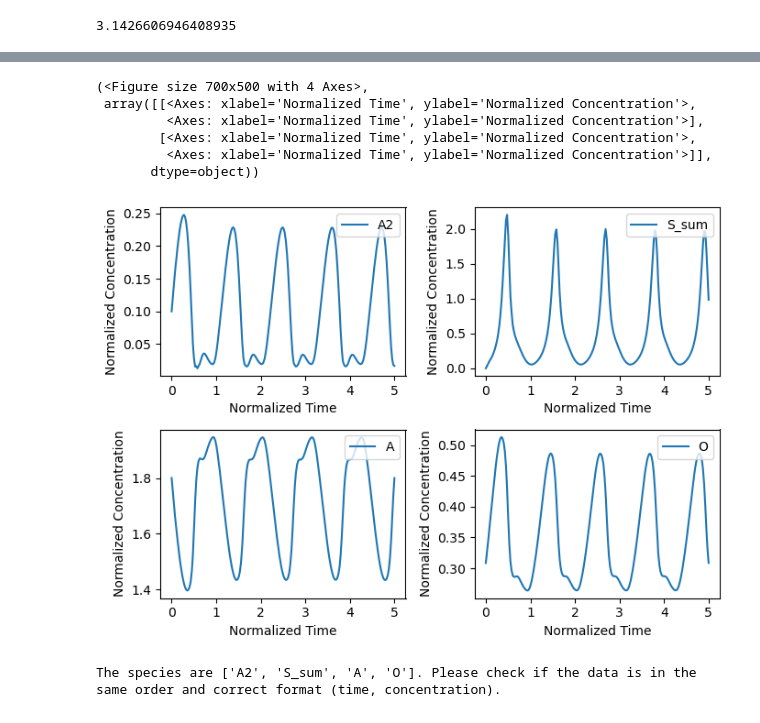
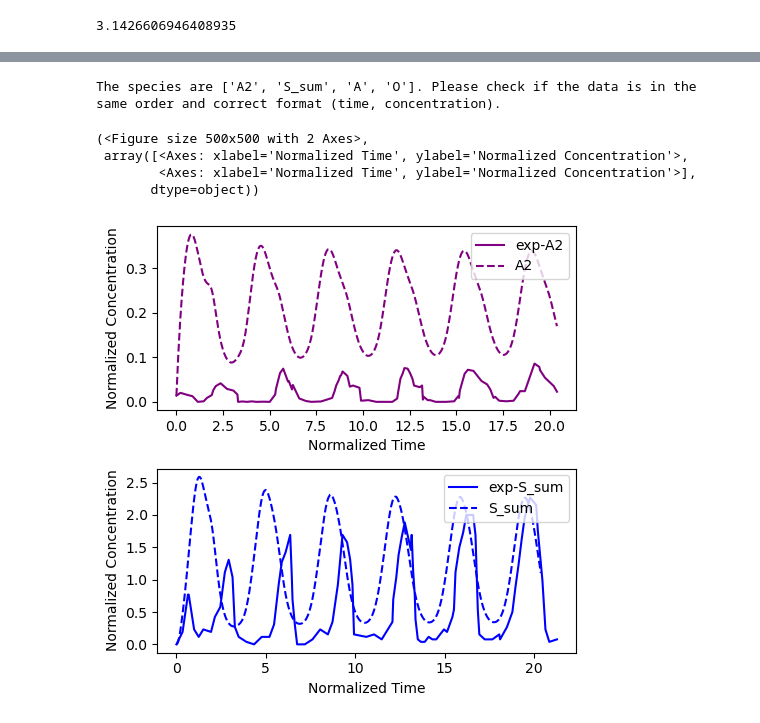
Before and after one commit to Zhiheng419/Chemical_Oscillation_Model, a Jupyter notebook: delayed_model.ipynb, the cells around one changed output, grey strips where cells are left out. Saved outputs shown, nothing was run; the diff lists cells and outputs as text; code cells hidden in the pictures.

```diff
--- a/delayed_model.ipynb
+++ b/delayed_model.ipynb
@@ -84,7 +19,7 @@ exp_data = pd.concat(df_list, axis=1)
 exp_data.columns = ['t1', 'c1', 't3b', 'c3b', 't4', 'c4']
 
 cut_off, CMC_3b = 112, 0.52
-tau = 0.24
+tau = 0.25
 C_A2tol = exp_data.loc[0, 'c1'] + exp_data.loc[0, 'c4'] / 2
 
 exp_data = exp_data.head(cut_off)
@@ -103,27 +38,3 @@ df_MHNatChem.loc[0, 't3b'] = 0
 df_MHNatChem.loc[0, 't4'] = 0
 # %% [output]
 3.1426606946408935
-# %%
-def delayed_approx_model_FTC(vars, t, td1, td2, params):
-    #td1 is shorter delay, td2 is longer delay
-    alpha, beta, theta, phi, k, lam, m = params
-    cA2, cS = vars(t)
-    cA2_td1, cS_td1 = vars(t - td1)
-    cA2_td2, cS_td2 = vars(t - td2)
-
-    cT1 = cS_td1**m
-    cT2 = cS_td2**m
-
-    dcA2dt = (2 * (1 - cA2) - lam * (cS + cS**m))**2 / ((2 * (1 - cA2) - lam * (cS + cS**m))**2 + k * cT2**2) - alpha * cA2 * cT1 - theta * cA2
-    dcSdt = alpha/lam * cA2 * cT1 - beta * cT1 * cS + theta/lam * cA2 - phi * cS
-
-    return np.array((dcA2dt, dcSdt))
-
-def calc_all_delayed_approx_model_FTC(sol, consts, *params):
-    lam, m = consts
-    cA2 = sol[:, 0]
-    cS = sol[:, 1]
-    cM = cS ** m
-    cA = 2 * (1 - cA2) - lam * (cS + cM)
-    cO = 1 / (2 * (1 - cA2) - lam * (cS + cM)) ** 2
-    return np.array([cA2, cS + cM, cA, cO])
@@ -130,20 +72,16 @@ def calc_all_delayed_approx_model_FTC(sol, consts, *params):
 # %%
-params = np.array([60, 5, 2, 11, 80])
+params = np.array([1.4, 0.62, 2, 5.1, 8])
 consts = [0.17, 2]
 init_cond = [0.1, 0]
 delayed_model = delayed_oscillation(delayed_approx_model_FTC, delay=1, params=params, consts=consts, init_cond=init_cond, calc_all=calc_all_delayed_approx_model_FTC)
-delayed_model.set_delay((0.1, 0.4))
-delayed_model.plot(t=5)
+delayed_model.set_delay((0.2, 1.45))
+delayed_model.add_exp_data(df_MHNatChem)
+delayed_model.plot(t=5, exp=True)
 # %% [output]
-(<Figure size 700x500 with 4 Axes>,
- array([[<Axes: xlabel='Normalized Time', ylabel='Normalized Concentration'>,
-         <Axes: xlabel='Normalized Time', ylabel='Normalized Concentration'>],
-        [<Axes: xlabel='Normalized Time', ylabel='Normalized Concentration'>,
-         <Axes: xlabel='Normalized Time', ylabel='Normalized Concentration'>]],
-       dtype=object))
+The species are ['A2', 'S_sum', 'A', 'O']. Please check if the data is in the same order and correct format (time, concentration).
+(<Figure size 500x500 with 2 Axes>,
+ array([<Axes: xlabel='Normalized Time', ylabel='Normalized Concentration'>,
+        <Axes: xlabel='Normalized Time', ylabel='Normalized Concentration'>],
+       dtype=object))
-[figure, old version]
+[figure, new version]
-# %%
-delayed_model.add_exp_data(df_MHNatChem)
-# %% [output]
-The species are ['A2', 'S_sum', 'A', 'O']. Please check if the data is in the same order and correct format (time, concentration).
 # %%
```
Also changed, not shown: parts of 14 cells of this notebook, 6 other files.
